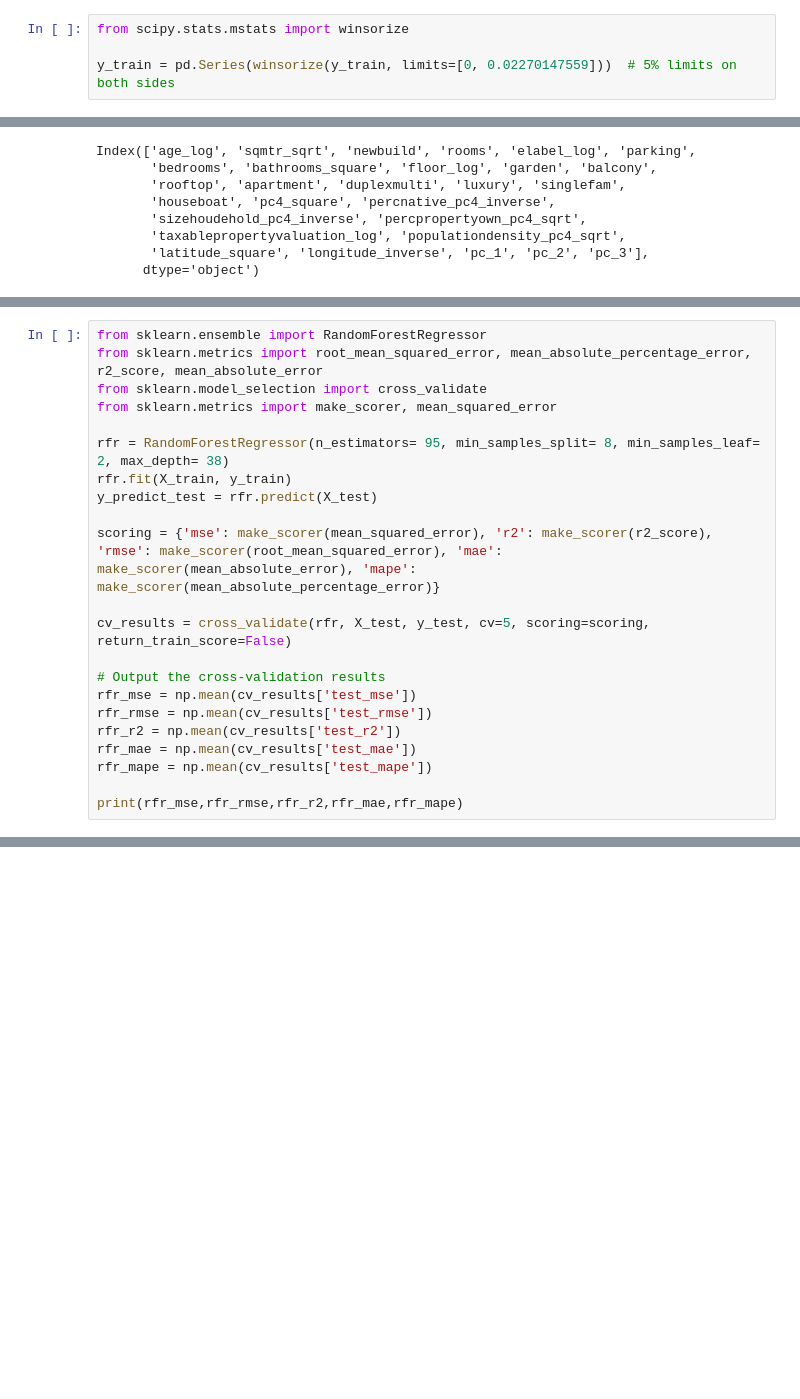
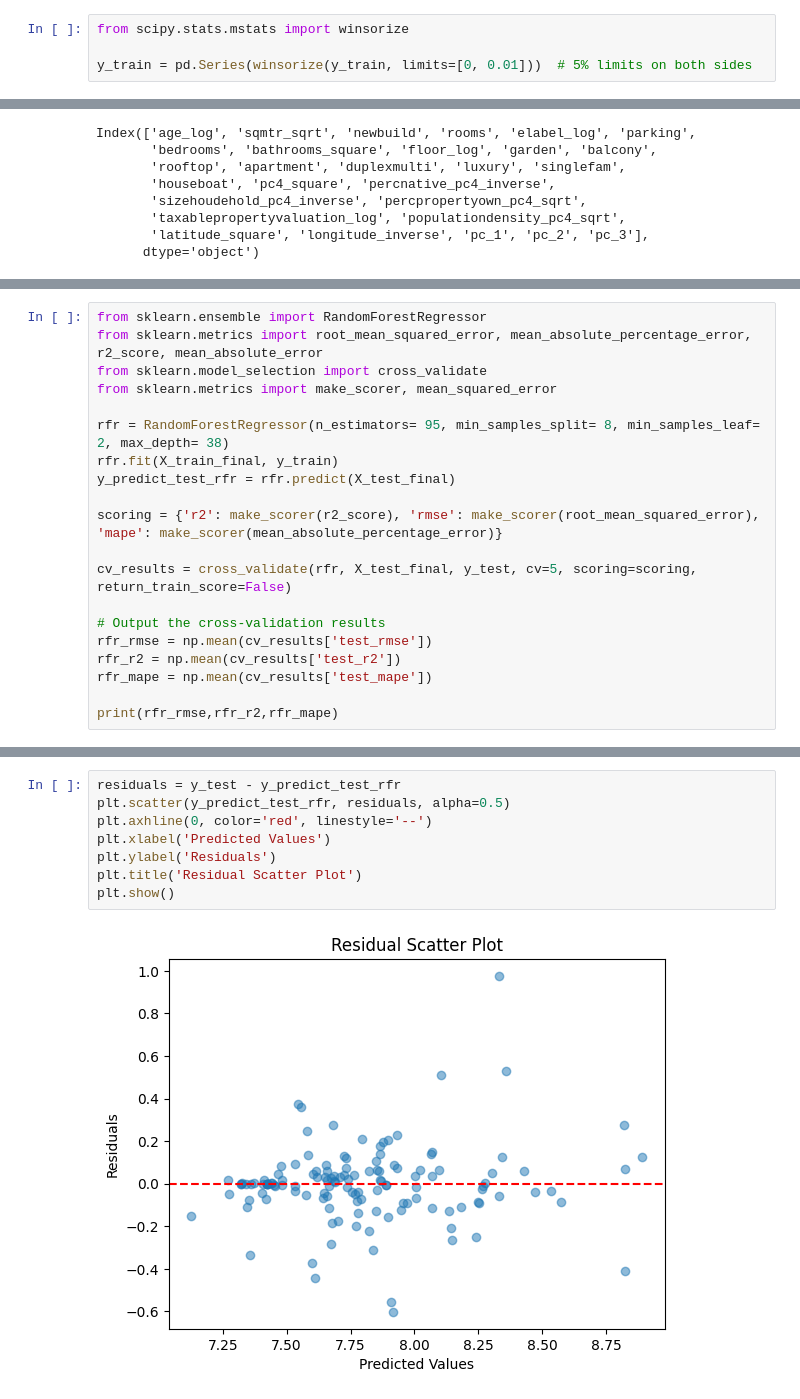
Before and after one commit to TheAphander/rentalprediction, a Jupyter notebook: pca.ipynb, the cells around one changed output, grey strips where cells are left out. Cells and saved outputs as stored; diff of their text form; blank space fills up the shorter version.

```diff
--- a/pca.ipynb
+++ b/pca.ipynb
@@ -82,7 +82,7 @@ plt.show()
 # %%
 from scipy.stats.mstats import winsorize
 
-y_train = pd.Series(winsorize(y_train, limits=[0, 0.02270147559]))  # 5% limits on both sides
+y_train = pd.Series(winsorize(y_train, limits=[0, 0.01]))  # 5% limits on both sides
 # %% [markdown]
 Principal Component Analysis on the spatial data
 # %%
@@ -355,19 +258,17 @@ from sklearn.model_selection import cross_validate
 from sklearn.metrics import make_scorer, mean_squared_error
 
 rfr = RandomForestRegressor(n_estimators= 95, min_samples_split= 8, min_samples_leaf= 2, max_depth= 38)
-rfr.fit(X_train, y_train)
-y_predict_test = rfr.predict(X_test)
+rfr.fit(X_train_final, y_train)
+y_predict_test_rfr = rfr.predict(X_test_final)
 
-scoring = {'mse': make_scorer(mean_squared_error), 'r2': make_scorer(r2_score), 'rmse': make_scorer(root_mean_squared_error), 'mae': make_scorer(mean_absolute_error), 'mape': make_scorer(mean_absolute_percentage_error)}
+scoring = {'r2': make_scorer(r2_score), 'rmse': make_scorer(root_mean_squared_error), 'mape': make_scorer(mean_absolute_percentage_error)}
 
-cv_results = cross_validate(rfr, X_test, y_test, cv=5, scoring=scoring, return_train_score=False)
+cv_results = cross_validate(rfr, X_test_final, y_test, cv=5, scoring=scoring, return_train_score=False)
 
 # Output the cross-validation results
-rfr_mse = np.mean(cv_results['test_mse'])
 rfr_rmse = np.mean(cv_results['test_rmse'])
 rfr_r2 = np.mean(cv_results['test_r2'])
-rfr_mae = np.mean(cv_results['test_mae'])
 rfr_mape = np.mean(cv_results['test_mape'])
 
-print(rfr_mse,rfr_rmse,rfr_r2,rfr_mae,rfr_mape)
+print(rfr_rmse,rfr_r2,rfr_mape)
 # %% [output]
@@ -438,0 +294,10 @@ plt.show()
+# %%
+residuals = y_test - y_predict_test_rfr
+plt.scatter(y_predict_test_rfr, residuals, alpha=0.5)
+plt.axhline(0, color='red', linestyle='--')
+plt.xlabel('Predicted Values')
+plt.ylabel('Residuals')
+plt.title('Residual Scatter Plot')
+plt.show()
+# %% [output]
+[figure, added]
```
Also changed, not shown: parts of 11 cells of this notebook.
